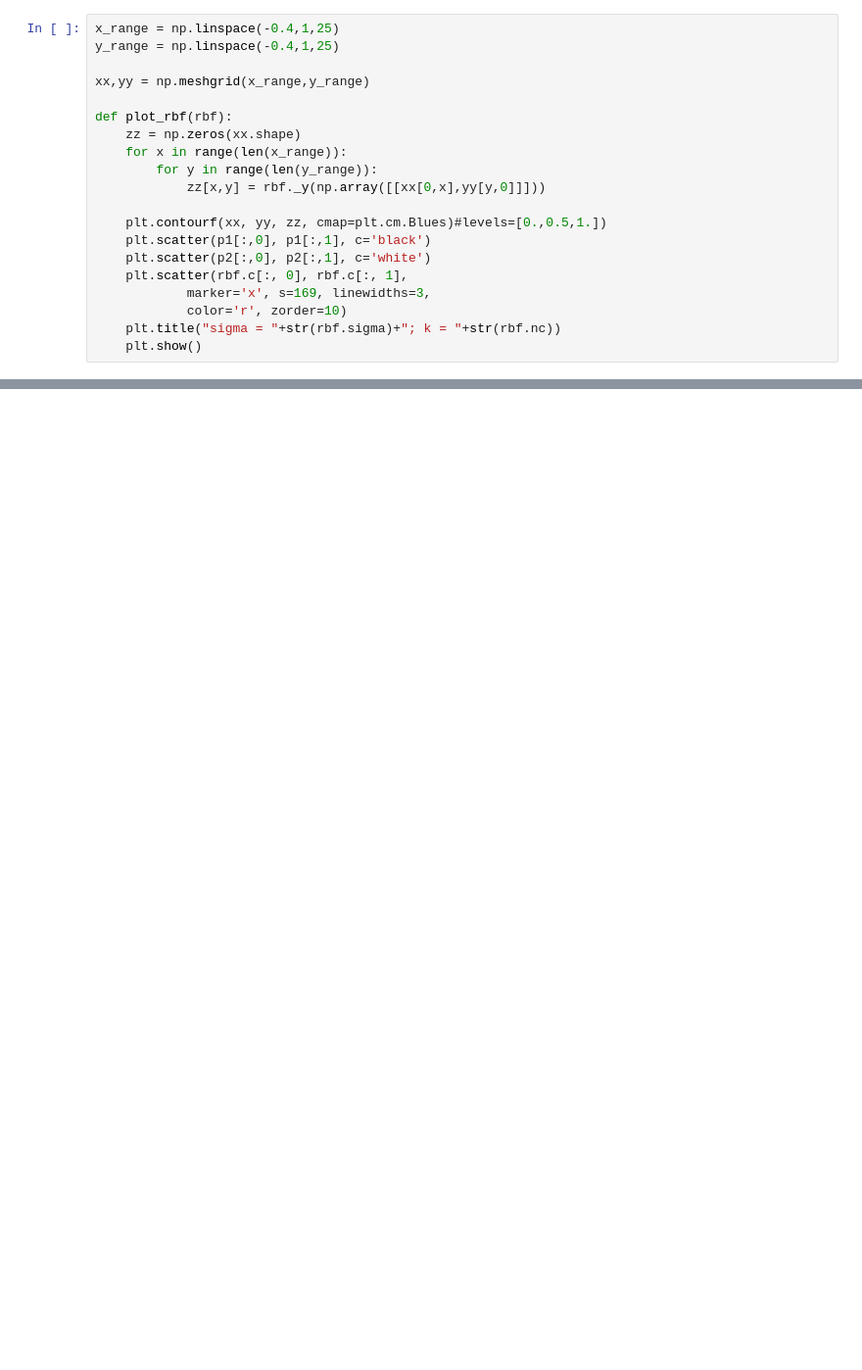
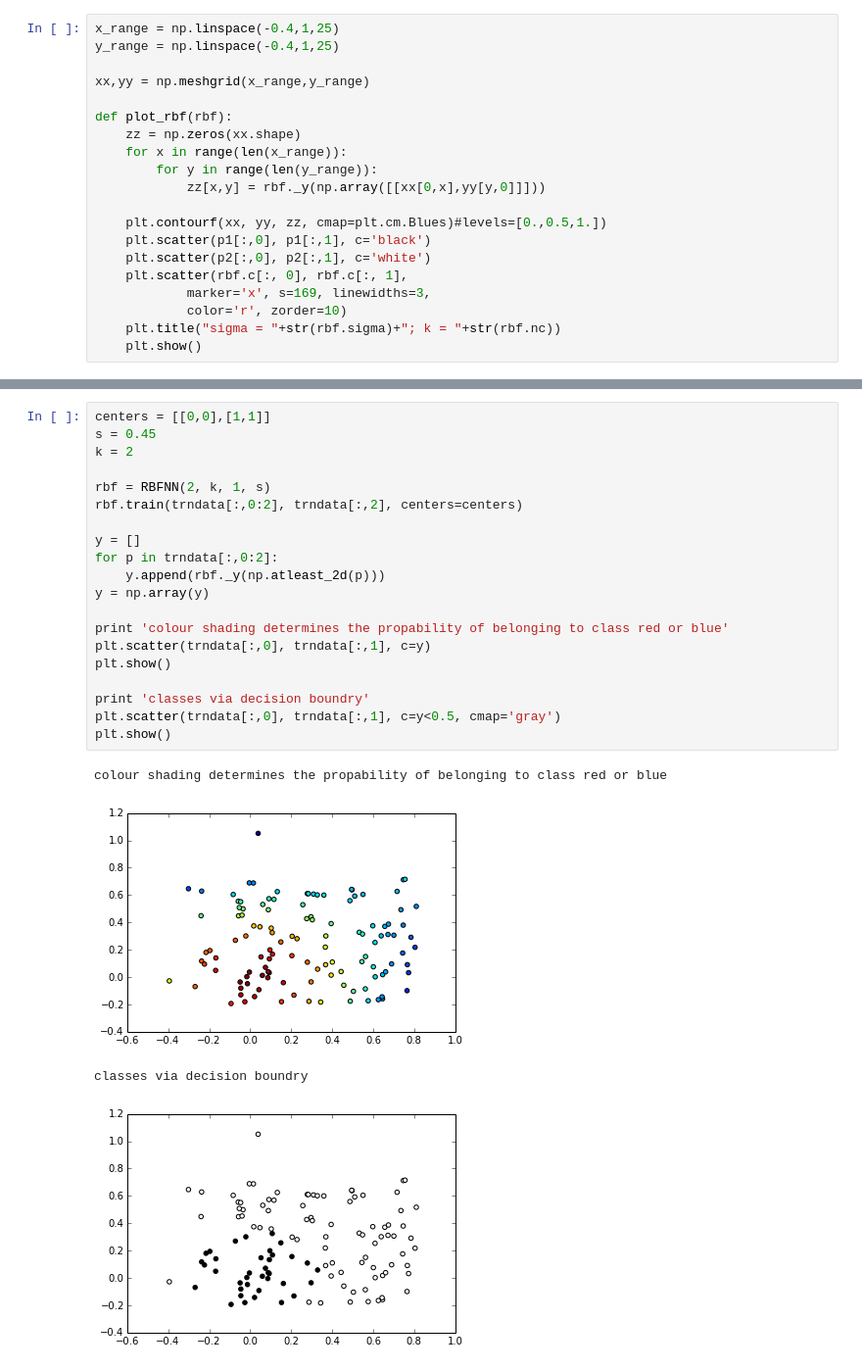
Before and after one commit to JensMeiners/MI1, a Jupyter notebook: Ex06/Ex06.ipynb, the cells around one changed output, grey strips where cells are left out. Shown: that part at 98% size. Cells and saved outputs as stored; diff of their text form; blank space fills up the shorter version.

```diff
--- a/Ex06/Ex06.ipynb
+++ b/Ex06/Ex06.ipynb
@@ -340,4 +344,29 @@ for i,k in enumerate(ks):
 # %% [markdown]
 <img src="Auswahl_2015-11-25_011.png"/>
+# %%
+centers = [[0,0],[1,1]]
+s = 0.45
+k = 2
+
+rbf = RBFNN(2, k, 1, s)
+rbf.train(trndata[:,0:2], trndata[:,2], centers=centers)
+
+y = []
+for p in trndata[:,0:2]:
+    y.append(rbf._y(np.atleast_2d(p)))
+y = np.array(y)
+
+print 'colour shading determines the propability of belonging to class red or blue'
+plt.scatter(trndata[:,0], trndata[:,1], c=y)
+plt.show()
+
+print 'classes via decision boundry'
+plt.scatter(trndata[:,0], trndata[:,1], c=y<0.5, cmap='gray')
+plt.show()
+# %% [output]
+colour shading determines the propability of belonging to class red or blue
+[figure, added]
+classes via decision boundry
+[figure, added]
 # %% [markdown]
 <img src="Auswahl_2015-11-25_012.png"/>
```
Also changed, not shown: parts of 14 cells of this notebook.
